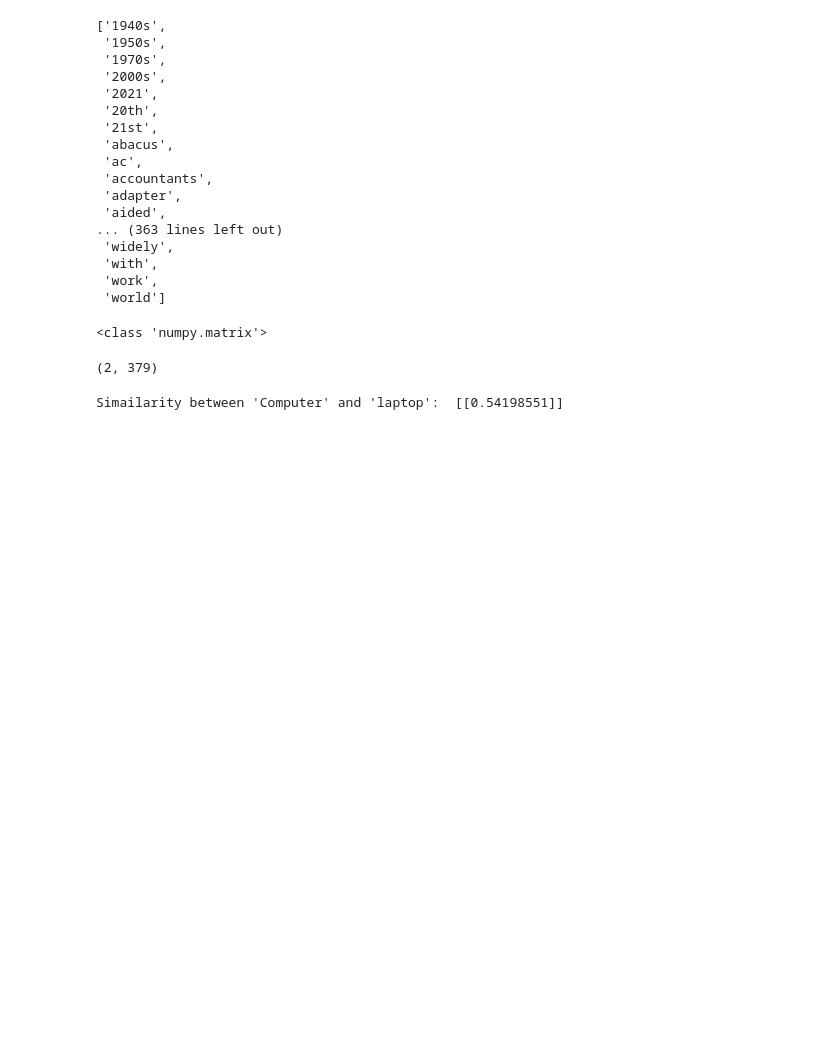
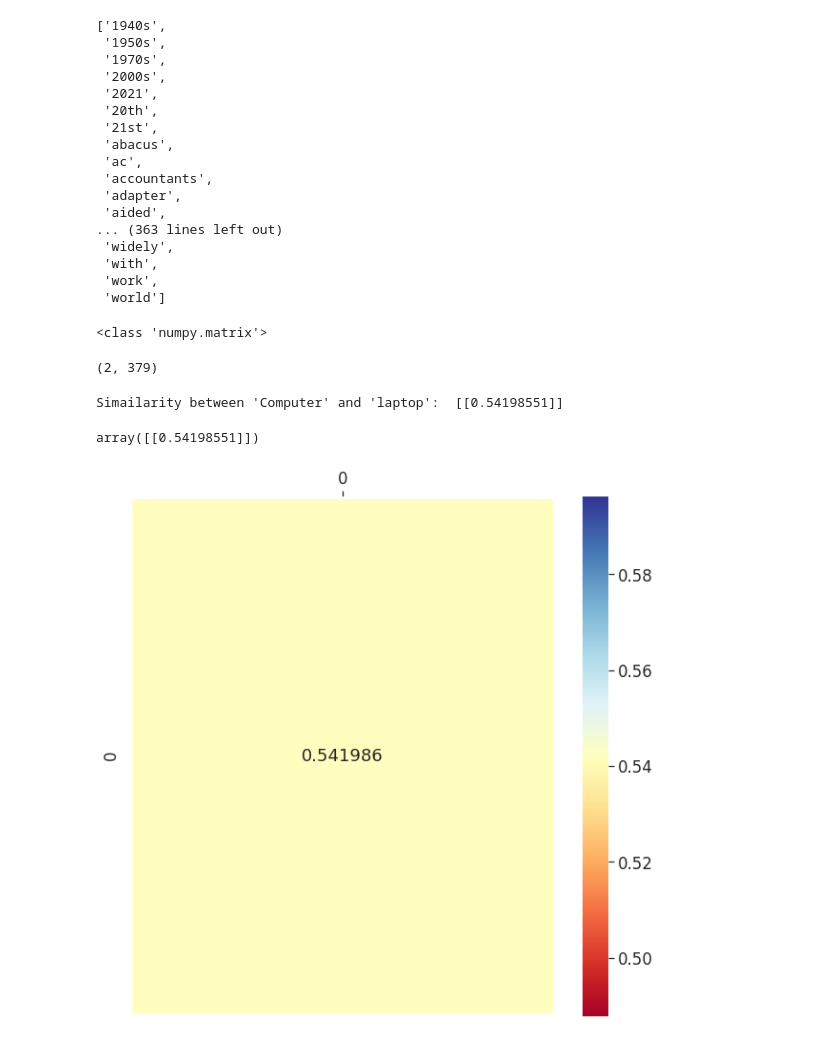
Before and after one commit to ljh15952/AI_Study, a Jupyter notebook: Web_Scraping/Text_data_analysis_2.ipynb, the cells around one changed output. Drawn from its saved outputs; the diff is of its cells as text; code cells hidden in the pictures; blank space fills up the shorter version.

```diff
--- a/Web_Scraping/Text_data_analysis_2.ipynb
+++ b/Web_Scraping/Text_data_analysis_2.ipynb
@@ -162,3 +162,22 @@ x.shape
 print("Simailarity between 'Computer' and 'laptop': ",cosine_similarity(x[0],x[1])) #코사인 유사도
 # %% [output]
 Simailarity between 'Computer' and 'laptop':  [[0.54198551]]
+# %%
+result = cosine_similarity(x[0],x[1])
+result
+# %% [output]
+array([[0.54198551]])
+# %%
+import seaborn as sns
+import matplotlib.pyplot as plt
+
+plt.figure(figsize=(10,10))
+
+sns.heatmap(result,annot=True,fmt='f',linewidth=5,cmap='RdYlBu')
+
+sns.set(font_scale=1.5)
+
+plt.tick_params(top=True, bottom=False,labeltop=True,labelbottom=False)
+plt.show()
+# %% [output]
+[figure, added]
```
